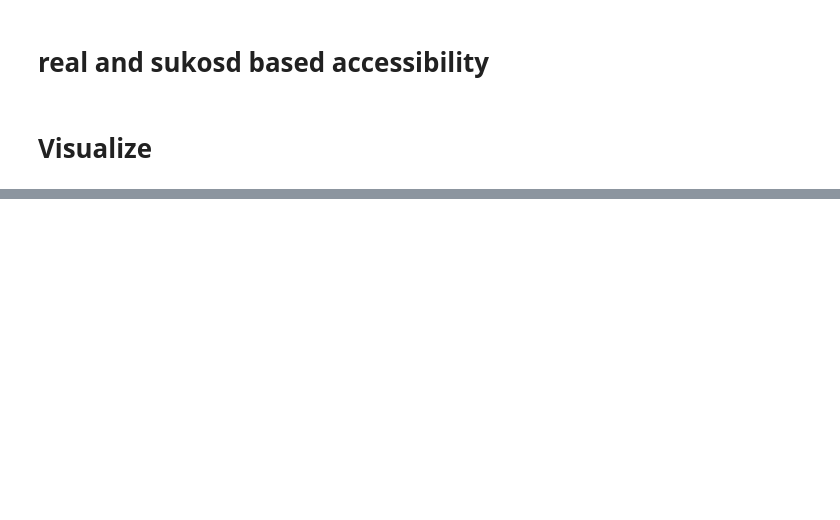
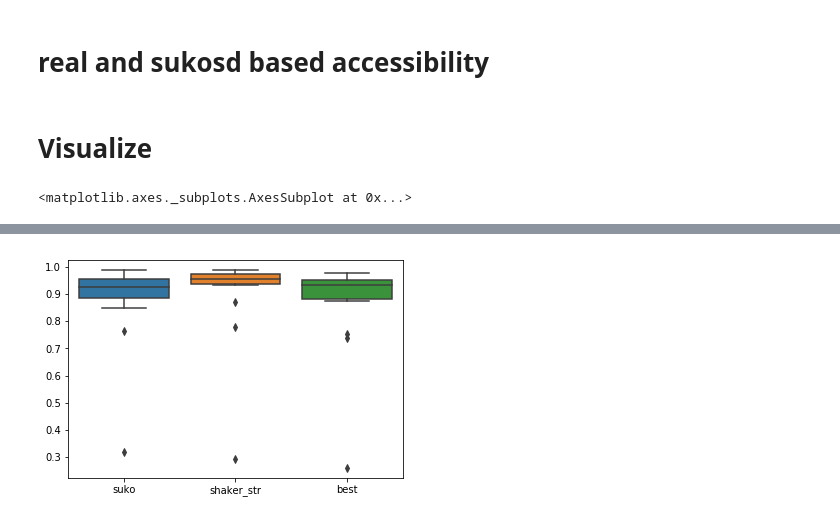
Before and after one commit to BackofenLab/ShaKer, a Jupyter notebook: notebooks/03_accessibility.ipynb, the cells around one changed output, grey strips where cells are left out. Cells and saved outputs as stored; diff of their text form; code cells hidden in the pictures; blank space fills up the shorter version.

```diff
--- a/notebooks/03_accessibility.ipynb
+++ b/notebooks/03_accessibility.ipynb
@@ -84,6 +76,9 @@ from rna_tools.sukosd import sukosd
 acc_suko =   {k: rnaplfold(data[k][1], sukosd(data[k][2]) ) for  k in keys}
 acc_shape =  {k: rnaplfold(data[k][1],data[k][0]) for  k in keys}
 acc_nodata = {k: rnaplfold(data[k][1]) for  k in keys}
+
+
+acc_theoretical_best = {k: rnaplfold(data[k][1],[1.0 if e =='.' else 0.0 for e in data[k][2]]) for k in keys} ### DOES THIS WORK?
 # %%
 from scipy.stats import spearmanr as spear
 corr = lambda ac1, ac2:[spear(ac1[k], ac2[k])[0] for k in keys]
@@ -91,5 +86,17 @@ corr_suko =  corr(acc_suko, acc_shape)
 corr_shaker =  corr(acc_shaker, acc_shape)
 corr_shaker_str =  corr(acc_shaker_str, acc_shape)
 corr_nodata =  corr(acc_nodata, acc_shape)
+corr_theo = corr(acc_theoretical_best, acc_shape)
 # %% [markdown]
 # Visualize
+# %%
+import pandas
+import numpy as np
+index=  ['suko',"shaker_str","best","shaker","nodata"]
+data2 = [corr_suko, corr_shaker_str,corr_theo,corr_shaker,corr_nodata]
+
+
+import seaborn as sns
+sns.boxplot(data=pandas.DataFrame(data2[:3], index=index[:3]).T)
+# %% [output]
+<matplotlib.axes._subplots.AxesSubplot at 0x...>
@@ -95,0 +104 @@ corr_nodata =  corr(acc_nodata, acc_shape)
+[figure, added]
```
Also changed, not shown: parts of 10 cells of this notebook, 2 other files.
